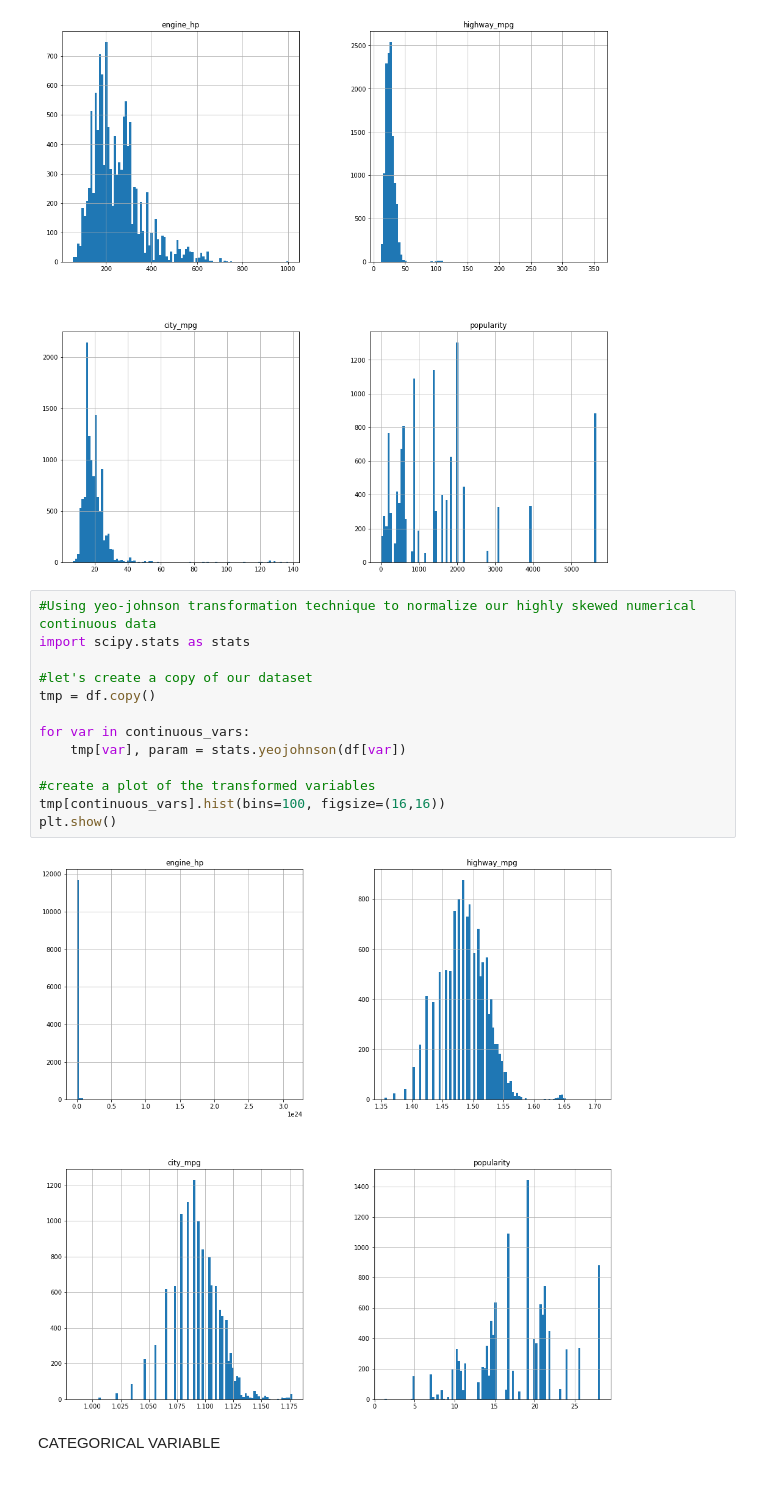
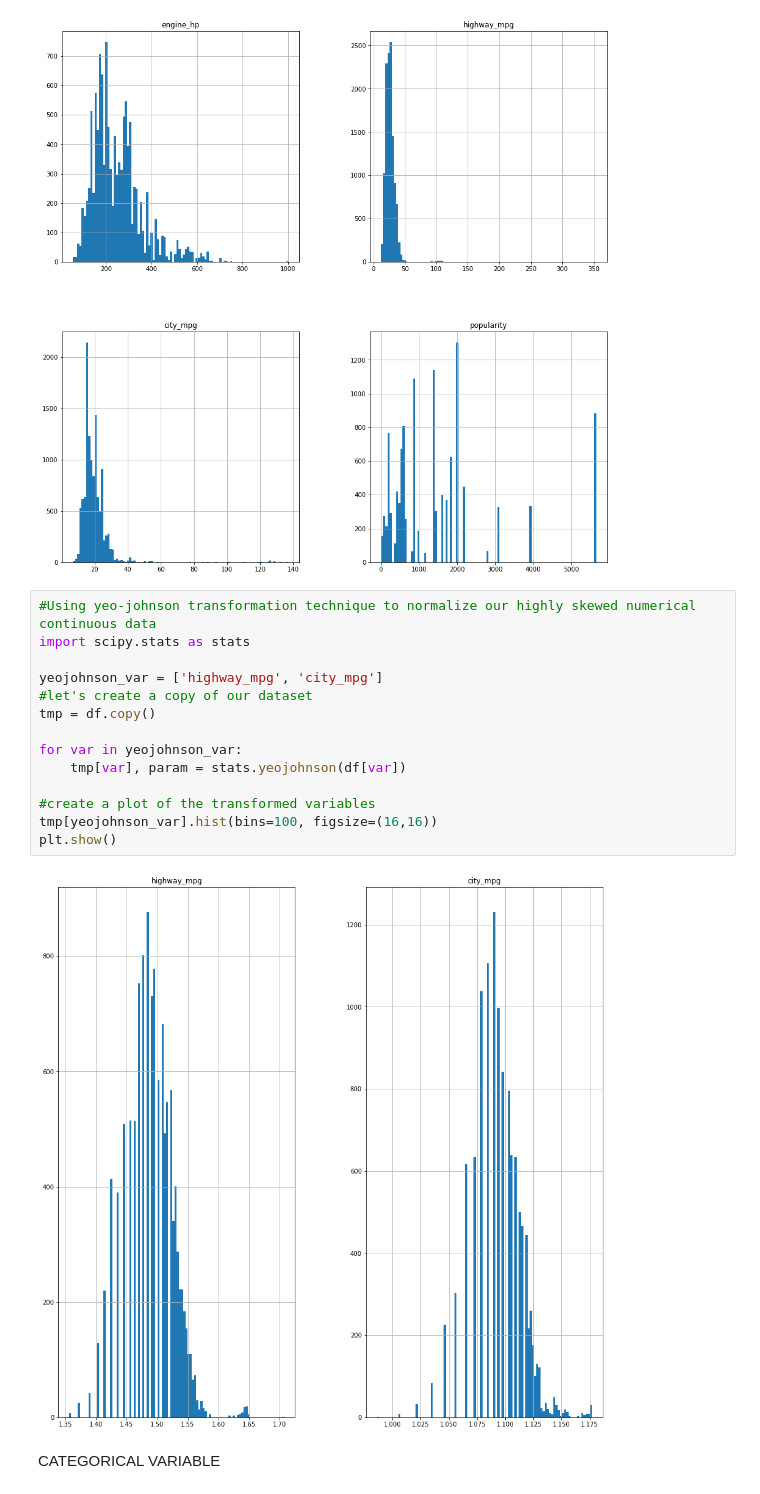
Before and after one commit to chibuikeeugene/Car_price_prediction, a Jupyter notebook: research-and-development/step_01_data_prep_and_analysis.ipynb, the cells around one changed output. Saved outputs shown, nothing was run; the diff lists cells and outputs as text.

```diff
--- a/research-and-development/step_01_data_prep_and_analysis.ipynb
+++ b/research-and-development/step_01_data_prep_and_analysis.ipynb
@@ -204,18 +204,19 @@ array([[<AxesSubplot:title={'center':'engine_hp'}>,
 # %%
 #Using yeo-johnson transformation technique to normalize our highly skewed numerical continuous data
 import scipy.stats as stats
 
+yeojohnson_var = ['highway_mpg', 'city_mpg']
 #let's create a copy of our dataset
 tmp = df.copy()
 
-for var in continuous_vars:
+for var in yeojohnson_var:
     tmp[var], param = stats.yeojohnson(df[var])
 
 #create a plot of the transformed variables
-tmp[continuous_vars].hist(bins=100, figsize=(16,16))
+tmp[yeojohnson_var].hist(bins=100, figsize=(16,16))
 plt.show()
 # %% [output]
-[figure, old version]
+[figure, new version]
 # %% [markdown]
 CATEGORICAL VARIABLE
 # %%
```
Also changed, not shown: parts of 2 cells of this notebook, 18 other files.
